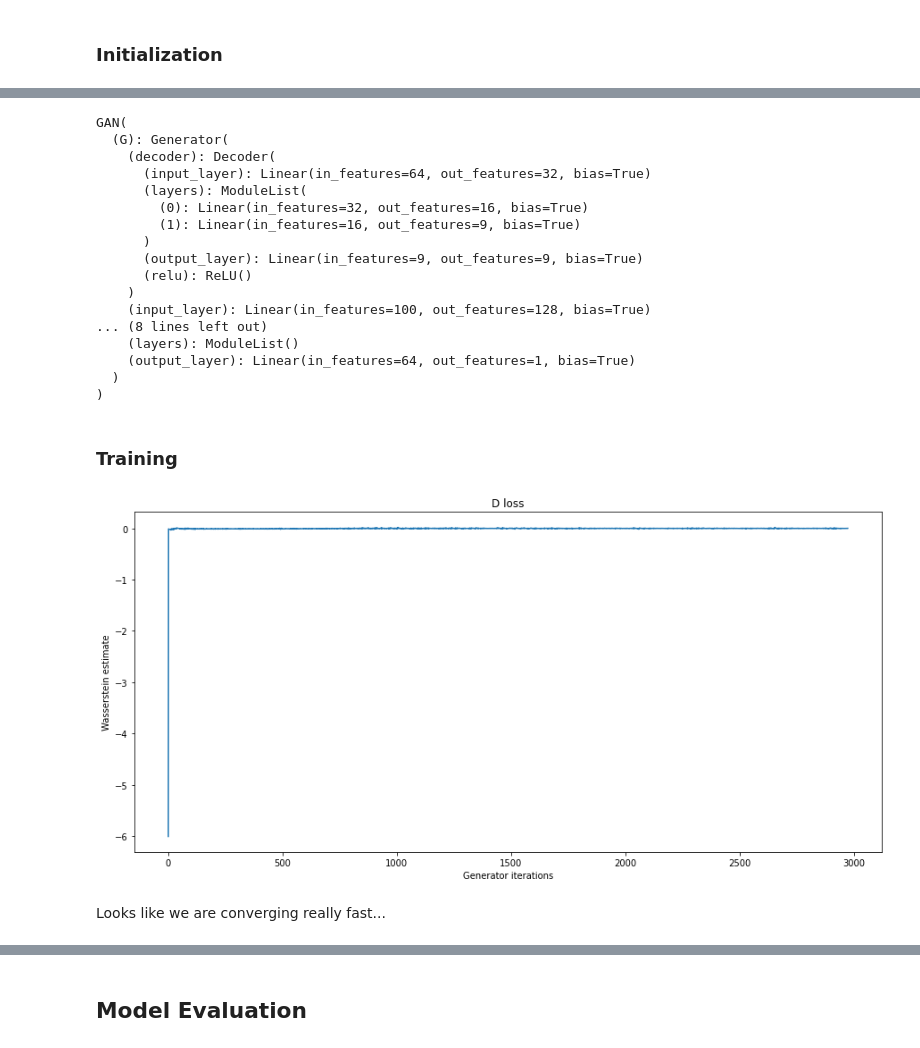
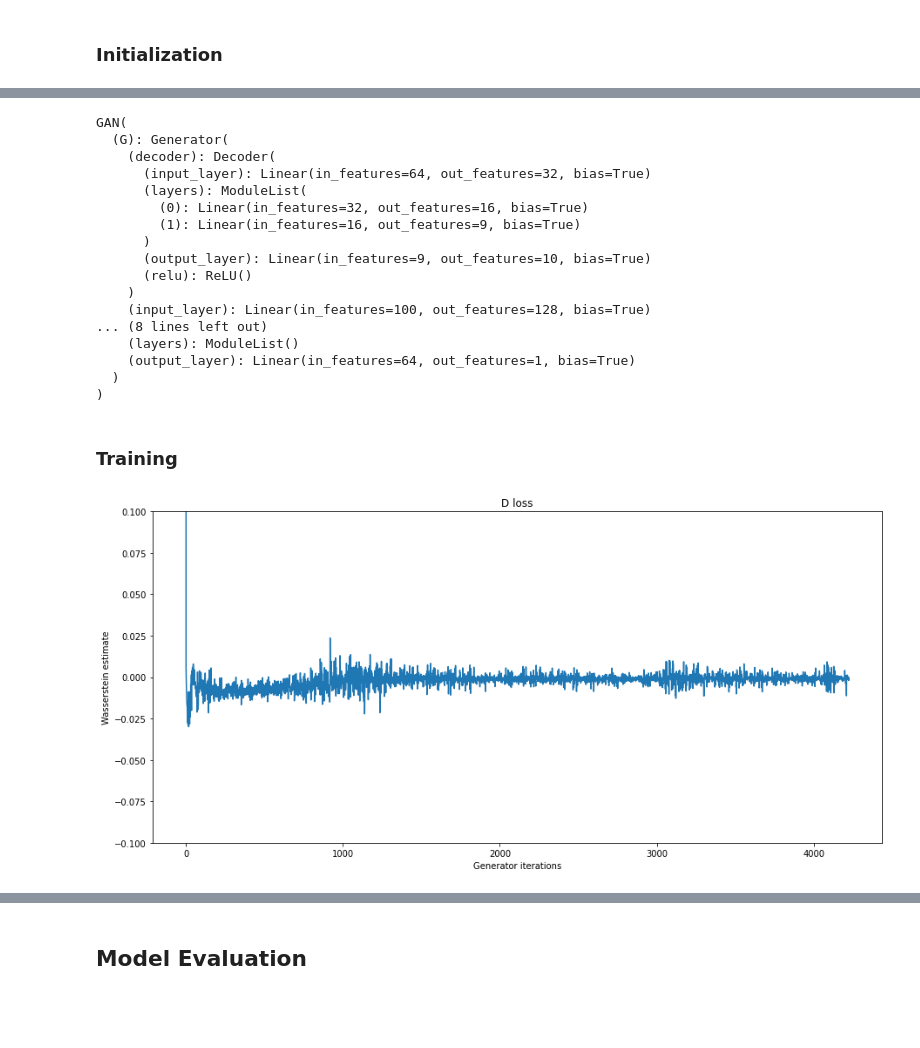
Before and after one commit to PascalJD/IFT6756, a Jupyter notebook: main.ipynb, the cells around one changed output, grey strips where cells are left out. Cells and saved outputs as stored; diff of their text form; code cells hidden in the pictures; blank space fills up the shorter version.

```diff
--- a/main.ipynb
+++ b/main.ipynb
@@ -74,7 +76,7 @@ class Arguments_gan:
   sigma: float = 0.1
   delta: float = 10e-3
 
-  # Optimization
+  # Optimization (inspired by WGAN paper)
   n_critic: int = 5
   clip_value: float = 0.01
   lr: float = 0.00005
@@ -82,7 +84,7 @@ class Arguments_gan:
 
   # Miscellaneous
   device: str = 'cpu'
-  decoder = torch.load("/content/gdrive/MyDrive/IFT6756/saved_models/decoder.pt")
+  decoder: torch.nn.Module = torch.load("/content/gdrive/MyDrive/IFT6756/saved_models/decoder.pt")
   verbose: bool = True
 
 
@@ -166,3 +255,13 @@ args = Arguments_ae(batch_size=16,
+# %%
+args = Arguments_gan(epochs=25,
+                     input_dim=10,
+                     hidden_D=(64,),
+                     hidden_G=(128,),
+                     is_DP=False,
+                     is_finetuning=True,
+                     decoder=torch.load("/content/gdrive/MyDrive/IFT6756/saved_models/decoder2.pt"),
+                     device="cuda",
+                     verbose=False)
 # %%
 # DataLoader
 train_loader = DataLoader(train_tensor,
@@ -198,4 +272,0 @@ Autoencoder(
-# %%
-# Training
-optimizer = torch.optim.Adam(autoencoder.parameters(), lr=args.lr)
-train_autoencoder(autoencoder, train_loader, val_loader, optimizer, args)
@@ -263,11 +273,3 @@ args = Arguments_gan(epochs=25,
-# %%
-# DataLoader
-train_loader = DataLoader(train_tensor,
-                              batch_size=args.batch_size,
-                              shuffle=False)
-val_loader = DataLoader(val_tensor,
-                            batch_size=args.batch_size,
-                            shuffle=False)
 # %%
 # Model
 gan = GAN(args)
@@ -282,7 +284,7 @@ GAN(
         (0): Linear(in_features=32, out_features=16, bias=True)
         (1): Linear(in_features=16, out_features=9, bias=True)
       )
-      (output_layer): Linear(in_features=9, out_features=9, bias=True)
+      (output_layer): Linear(in_features=9, out_features=10, bias=True)
       (relu): ReLU()
     )
     (input_layer): Linear(in_features=100, out_features=128, bias=True)
@@ -300,11 +302,10 @@ train_gan(gan, train_loader, optimizer_D, optimizer_G, args)
 # %%
 plt.figure(figsize=(15, 7))
 plt.title("D loss")
 plt.xlabel("Generator iterations")
 plt.ylabel("Wasserstein estimate")
+plt.ylim([-0.1,0.1])
 plt.plot(gan.logs["approx. EM distance"])
 plt.show()
 # %% [output]
-[figure, old version]
+[figure, new version]
-# %% [markdown]
-Looks like we are converging really fast...
```
Also changed, not shown: parts of 126 cells of this notebook, 2 other files.
